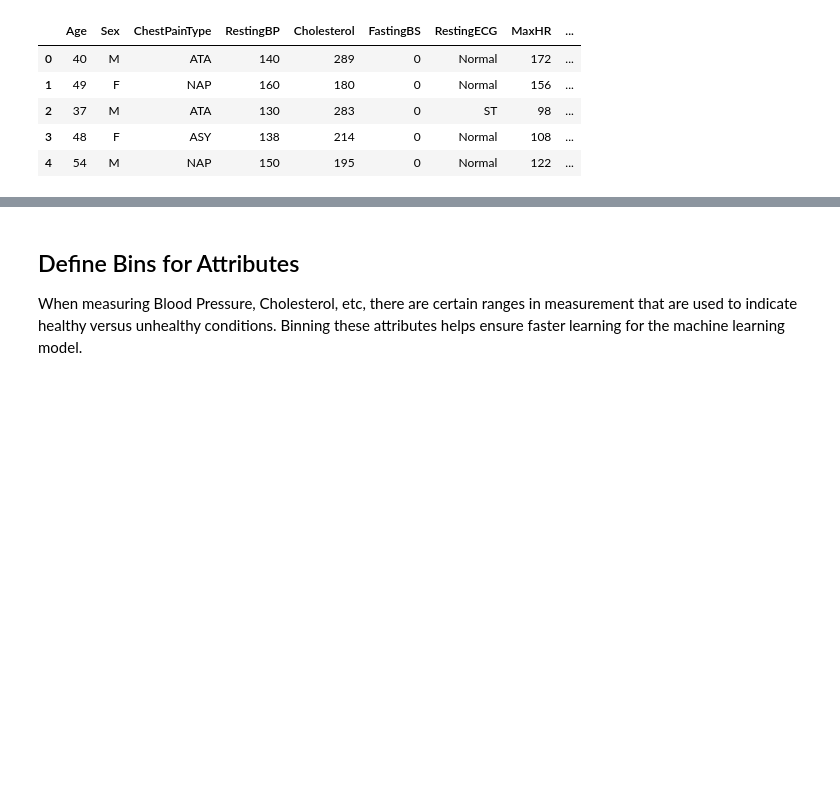
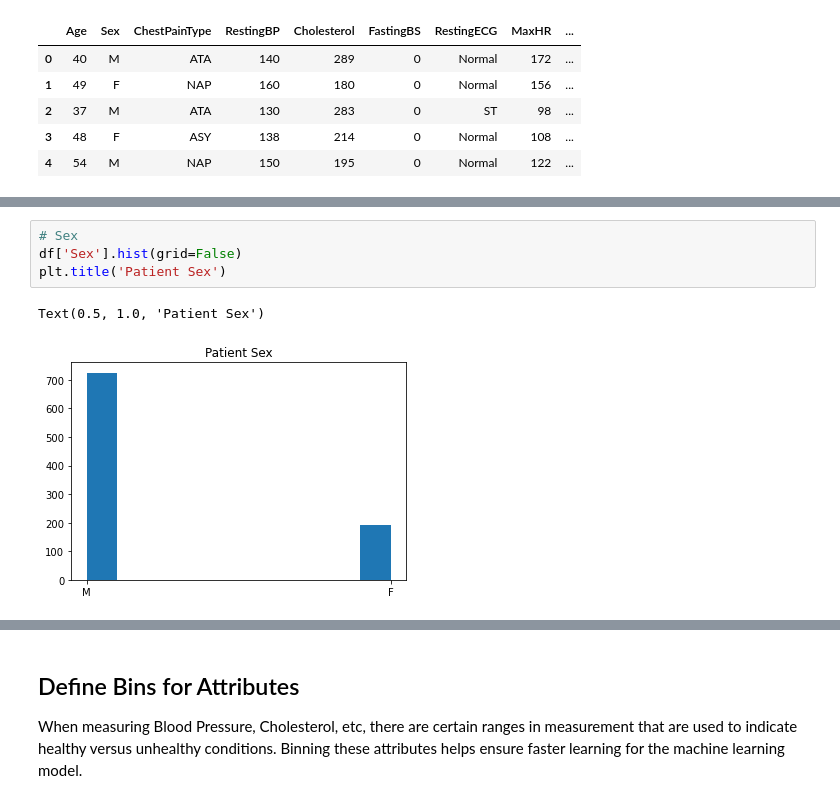
Before and after one commit to jhk0/csc511-term-project, a Jupyter notebook: data_preprocessing.ipynb, the cells around one changed output, grey strips where cells are left out. Cells and saved outputs as stored; diff of their text form; blank space fills up the shorter version.

```diff
--- a/data_preprocessing.ipynb
+++ b/data_preprocessing.ipynb
@@ -34,0 +48,7 @@ df.head()
+# %%
+# Sex
+df['Sex'].hist(grid=False)
+plt.title('Patient Sex')
+# %% [output]
+Text(0.5, 1.0, 'Patient Sex')
+[figure, added]
```
Also changed, not shown: parts of 24 cells of this notebook, 3 other files.
